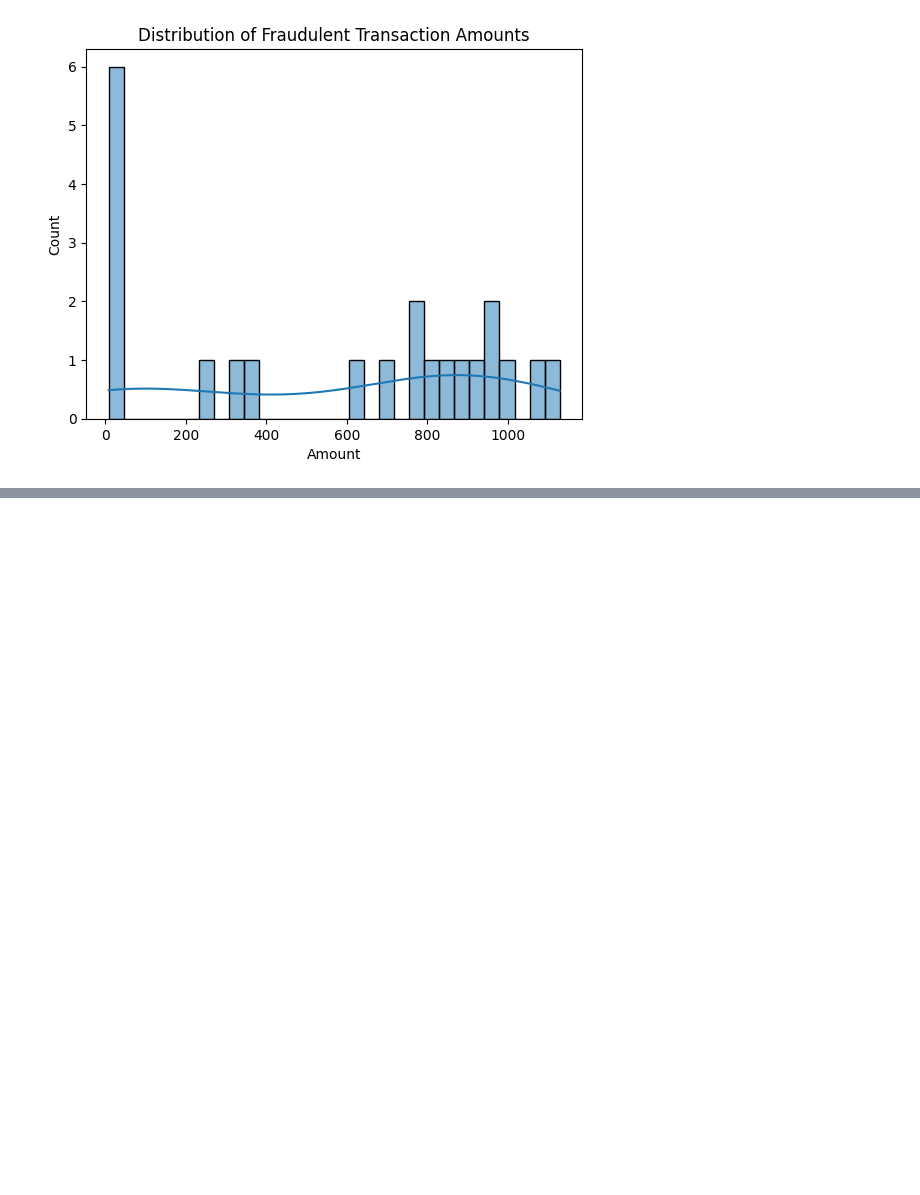
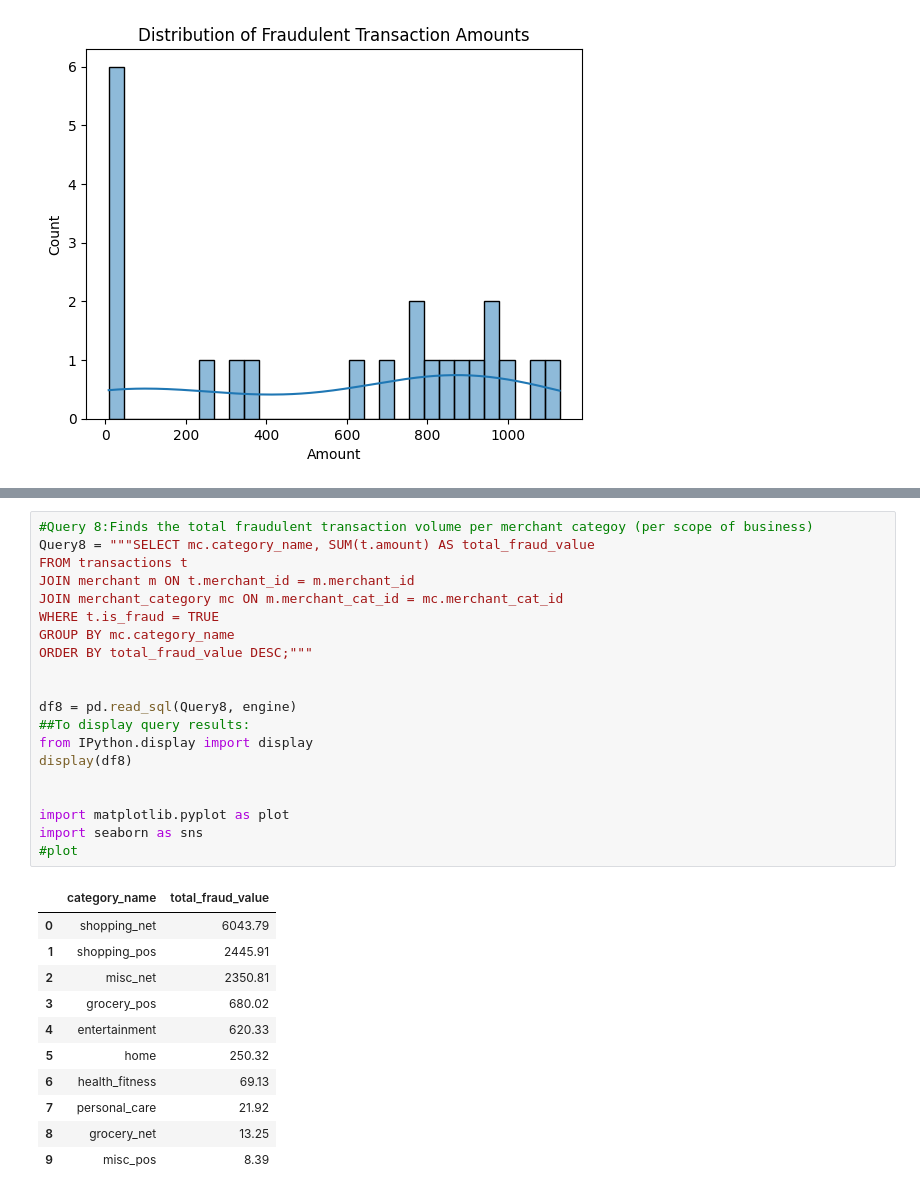
Before and after one commit to COP3710CreditCardFraudDetection/CCFraudDetectionDB, a Jupyter notebook: Team7.ipynb, the cells around one changed output, grey strips where cells are left out. Drawn from its saved outputs; the diff is of its cells as text; blank space fills up the shorter version.

```diff
--- a/Team7.ipynb
+++ b/Team7.ipynb
@@ -42,0 +198,32 @@ plt.show()
+# %%
+#Query 8:Finds the total fraudulent transaction volume per merchant categoy (per scope of business)
+Query8 = """SELECT mc.category_name, SUM(t.amount) AS total_fraud_value
+FROM transactions t
+JOIN merchant m ON t.merchant_id = m.merchant_id
+JOIN merchant_category mc ON m.merchant_cat_id = mc.merchant_cat_id
+WHERE t.is_fraud = TRUE
+GROUP BY mc.category_name
+ORDER BY total_fraud_value DESC;"""
+
+
+df8 = pd.read_sql(Query8, engine)
+##To display query results:
+from IPython.display import display
+display(df8)
+
+
+import matplotlib.pyplot as plot
+import seaborn as sns
+#plot
+# %% [output]
+|  | category_name | total_fraud_value |
+| 0 | shopping_net | 6043.79 |
+| 1 | shopping_pos | 2445.91 |
+| 2 | misc_net | 2350.81 |
+| 3 | grocery_pos | 680.02 |
+| 4 | entertainment | 620.33 |
+| 5 | home | 250.32 |
+| 6 | health_fitness | 69.13 |
+| 7 | personal_care | 21.92 |
+| 8 | grocery_net | 13.25 |
+| 9 | misc_pos | 8.39 |
```
Also changed, not shown: parts of 8 cells of this notebook.
